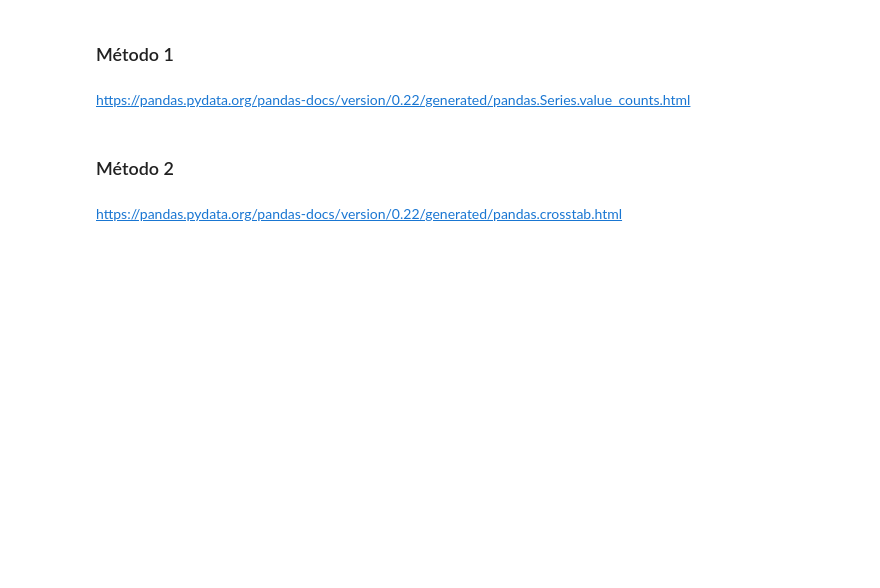
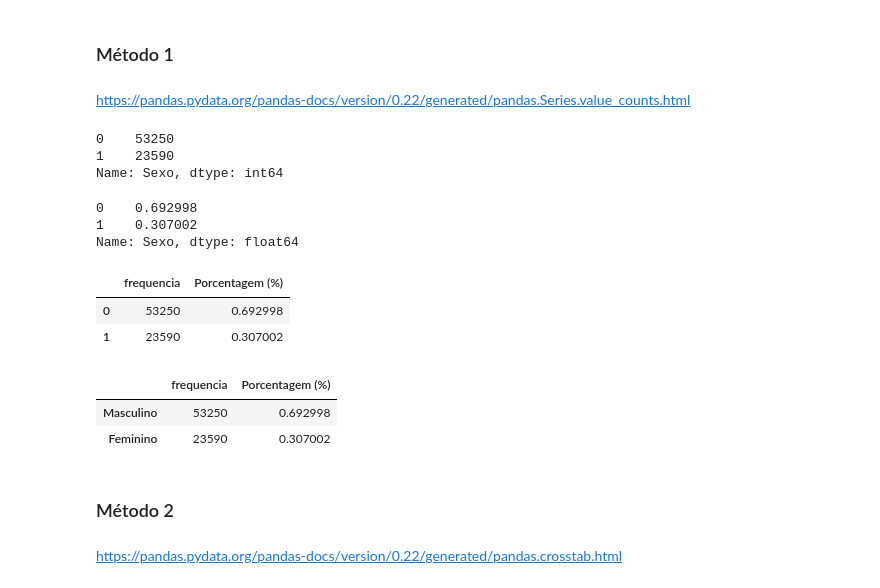
Before and after one commit to Akirahori/Python, a Jupyter notebook: Estatística_Python_Descritiva.ipynb, the cells around one changed output. Saved outputs shown, nothing was run; the diff lists cells and outputs as text; code cells hidden in the pictures; blank space fills up the shorter version.

```diff
--- a/Estatística_Python_Descritiva.ipynb
+++ b/Estatística_Python_Descritiva.ipynb
@@ -184,3 +232,27 @@ O primeiro passo em um trabalho de análise é o conhecimento do comportamento d
 ### Método 1
 # %% [markdown]
 https://pandas.pydata.org/pandas-docs/version/0.22/generated/pandas.Series.value_counts.html
+# %%
+dados['Sexo'].value_counts()
+# %% [output]
+0    53250
+1    23590
+Name: Sexo, dtype: int64
+# %%
+dados['Sexo'].value_counts(normalize = True)
+# %% [output]
+0    0.692998
+1    0.307002
+Name: Sexo, dtype: float64
+# %%
+frequencia = dados['Sexo'].value_counts()
+# %%
+percentual = dados['Sexo'].value_counts(normalize = True)
+# %%
+dist_freq_quali = pd.DataFrame({'frequencia': frequencia, 'Porcentagem (%)': percentual})
+# %%
+dist_freq_quali
+# %% [output]
+|  | frequencia | Porcentagem (%) |
+| 0 | 53250 | 0.692998 |
+| 1 | 23590 | 0.307002 |
@@ -187,3 +261,9 @@ https://pandas.pydata.org/pandas-docs/version/0.22/generated/pandas.Series.value
+# %%
+dist_freq_quali
+# %% [output]
+|  | frequencia | Porcentagem (%) |
+| Masculino | 53250 | 0.692998 |
+| Feminino | 23590 | 0.307002 |
 # %% [markdown]
 ### Método 2
 # %% [markdown]
```
Also changed, not shown: parts of 26 cells of this notebook.
